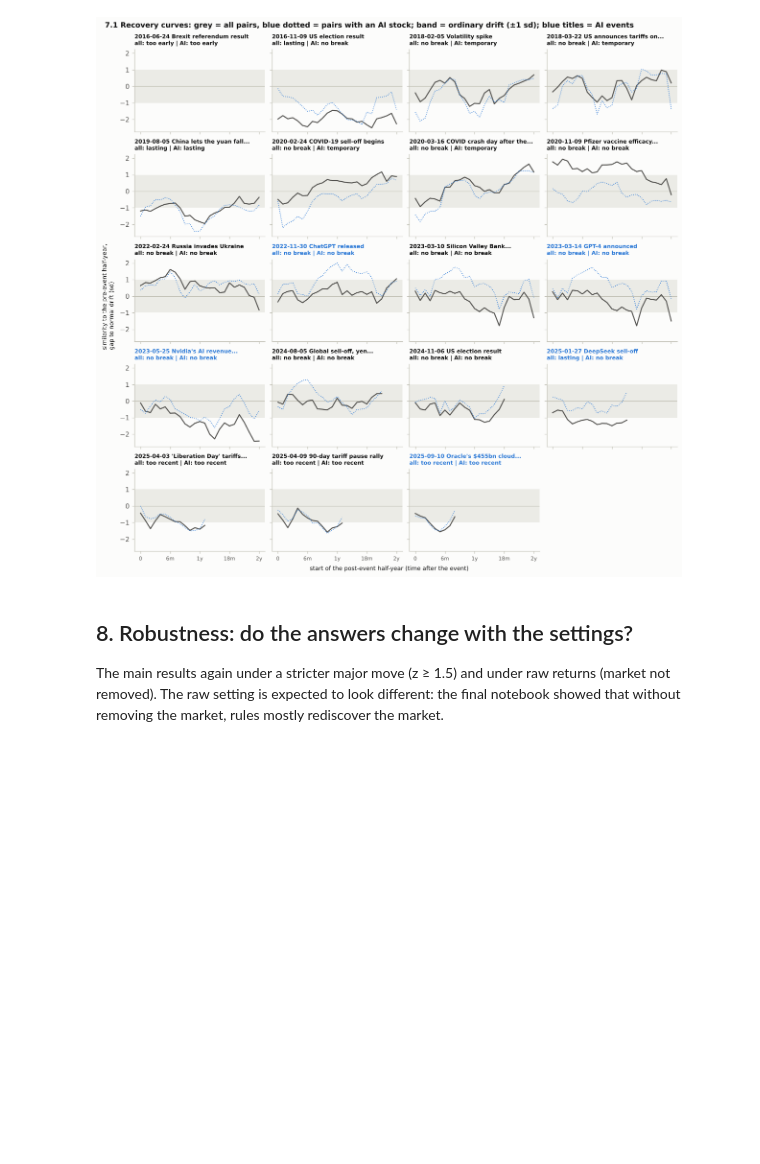
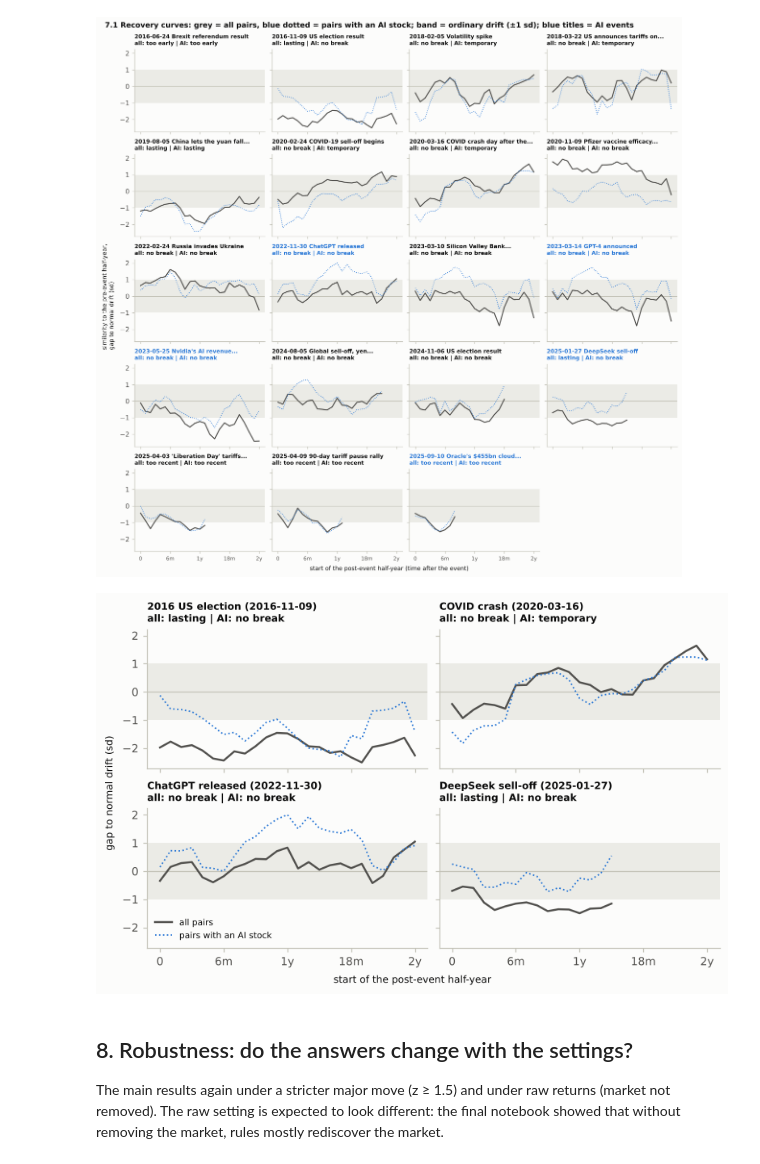
Before and after one commit to Farid-Abdullah/stock-comovement, a Jupyter notebook: events.ipynb, the cells around one changed output. Saved outputs shown, nothing was run; the diff lists cells and outputs as text; code cells hidden in the pictures; blank space fills up the shorter version.

```diff
--- a/events.ipynb
+++ b/events.ipynb
@@ -1047,6 +1047,29 @@ save(fig, "7_1_recovery_curves")
 plt.show()
 # %% [output]
 [figure]
+# %%
+# Save the curves, and a compact four-event version of 7.1 for the report.
+curves.to_csv(OUT_DIR / "recovery_curves_all_pairs.csv")
+curves_ai.to_csv(OUT_DIR / "recovery_curves_ai_pairs.csv")
+picked = {pd.Timestamp("2016-11-09"): "2016 US election", pd.Timestamp("2020-03-16"): "COVID crash",
+          pd.Timestamp("2022-11-30"): "ChatGPT released", pd.Timestamp("2025-01-27"): "DeepSeek sell-off"}
+fig, axes = plt.subplots(2, 2, figsize=(7, 4.4), sharex=True, sharey=True, layout="constrained")
+for ax, d in zip(axes.flat, picked):
+    r = h2[h2["date"] == d.date()].iloc[0]
+    ax.axhspan(-1, 1, color=GRID, alpha=0.6, lw=0)
+    ax.axhline(0, color=AXIS, lw=0.8)
+    ax.plot(H2_OFFSETS, curves.loc[d].to_numpy(), color=INK_SOFT, lw=1.6, label="all pairs")
+    ax.plot(H2_OFFSETS, curves_ai.loc[d].to_numpy(), color="#2a78d6", lw=1.2, ls=":", label="pairs with an AI stock")
+    ax.set_title(f"{picked[d]} ({d.date()})\nall: {r['result (all pairs)']} | AI: {r['result (pairs with an AI stock)']}",
+                 fontsize=8)
+    ax.set_xticks([0, 126, 252, 378, 504], ["0", "6m", "1y", "18m", "2y"])
+axes[1, 0].legend(frameon=False, fontsize=7, loc="lower left")
+fig.supxlabel("start of the post-event half-year", fontsize=8)
+fig.supylabel("gap to normal drift (sd)", fontsize=8)
+save(fig, "7_2_recovery_curves_four_events")
+plt.show()
+# %% [output]
+[figure, added]
 # %% [markdown]
 ## 8. Robustness: do the answers change with the settings?
 
```
Also changed, not shown: 14 other files.
